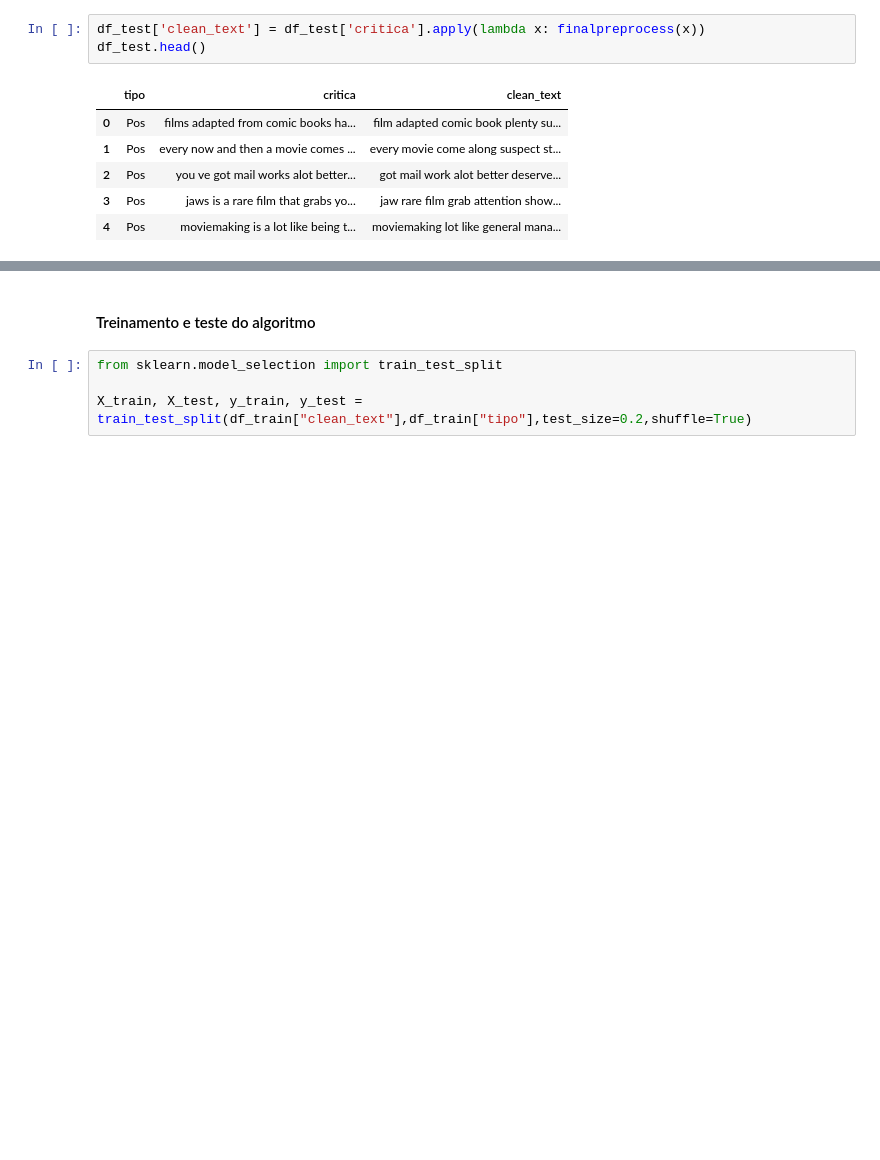
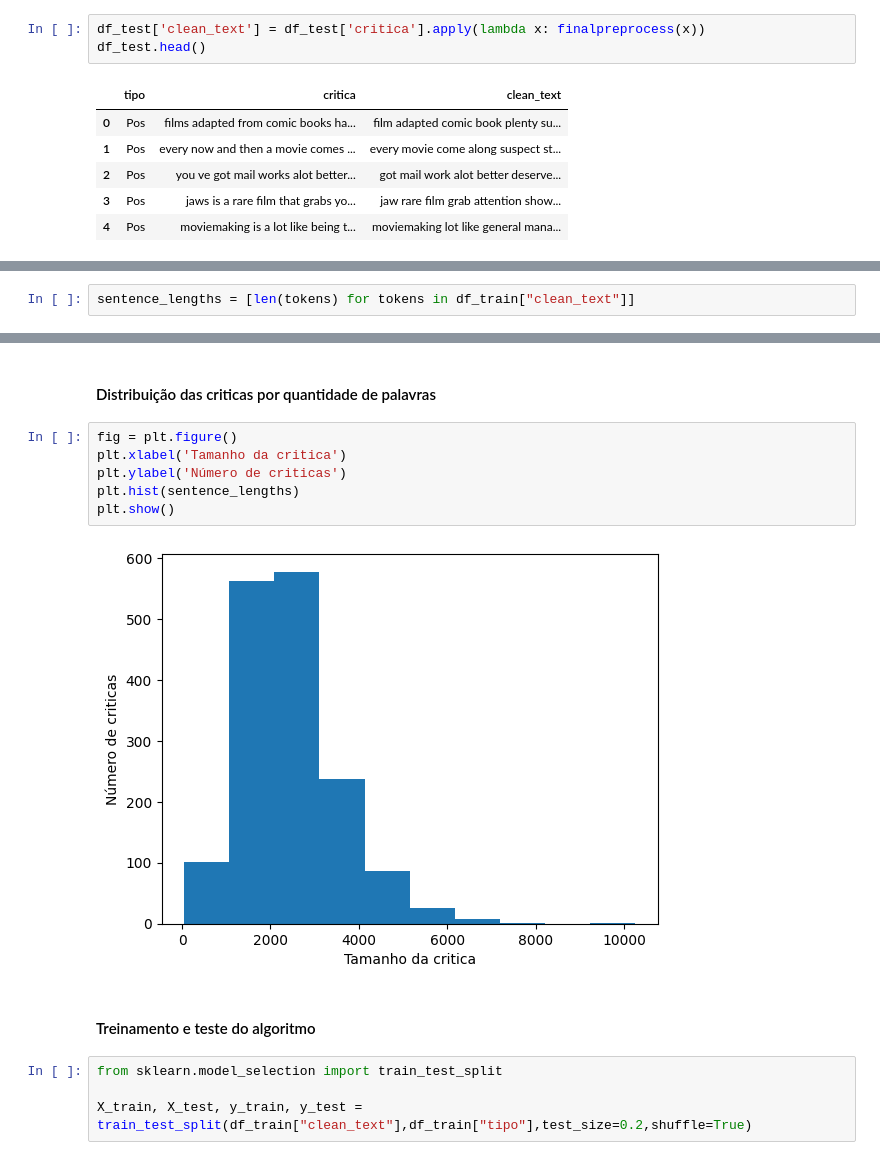
Before and after one commit to FabiadS/Trabalho-Topicos, a Jupyter notebook: trabalho.ipynb, the cells around one changed output, grey strips where cells are left out. Cells and saved outputs as stored; diff of their text form; blank space fills up the shorter version.

Commit message:
parte das visualizações de gráficos feita

```diff
--- a/trabalho.ipynb
+++ b/trabalho.ipynb
@@ -214,0 +231,2 @@ df_test.head()
+# %%
+sentence_lengths = [len(tokens) for tokens in df_train["clean_text"]]
@@ -215,3 +251,13 @@ df_test.head()
+# %% [markdown]
+#### Distribuição das criticas por quantidade de palavras
+# %%
+fig = plt.figure()
+plt.xlabel('Tamanho da critica')
+plt.ylabel('Número de criticas')
+plt.hist(sentence_lengths)
+plt.show()
+# %% [output]
+[figure, added]
 # %% [markdown]
 #### Treinamento e teste do algoritmo
 # %%
```
Also changed, not shown: parts of 6 cells of this notebook.
